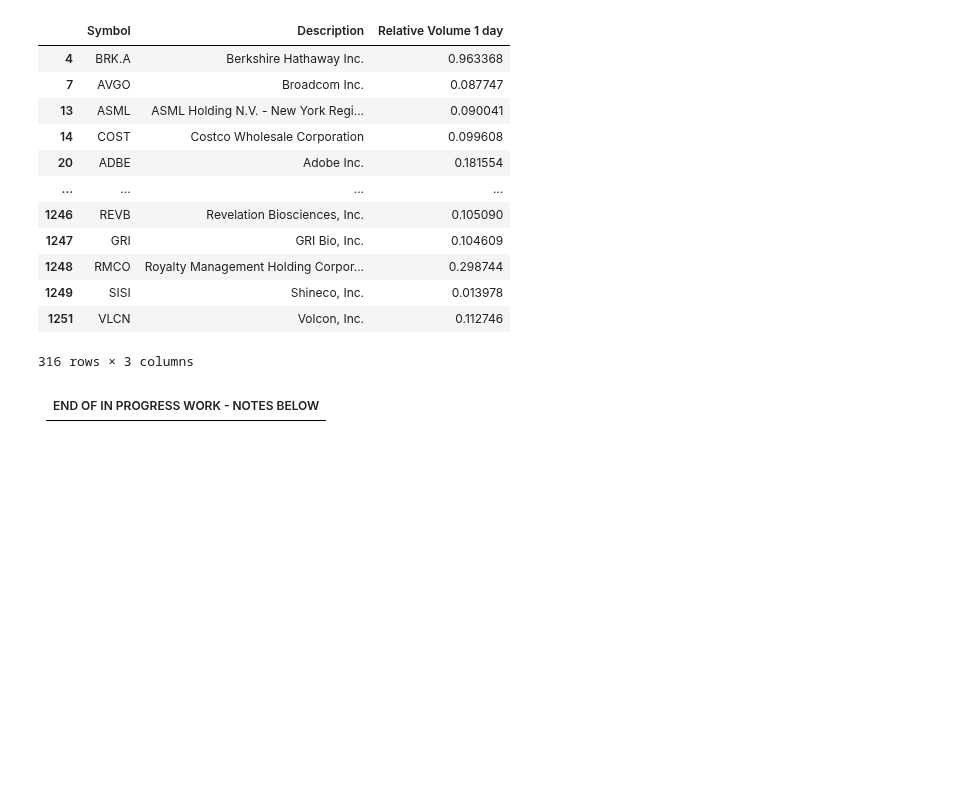
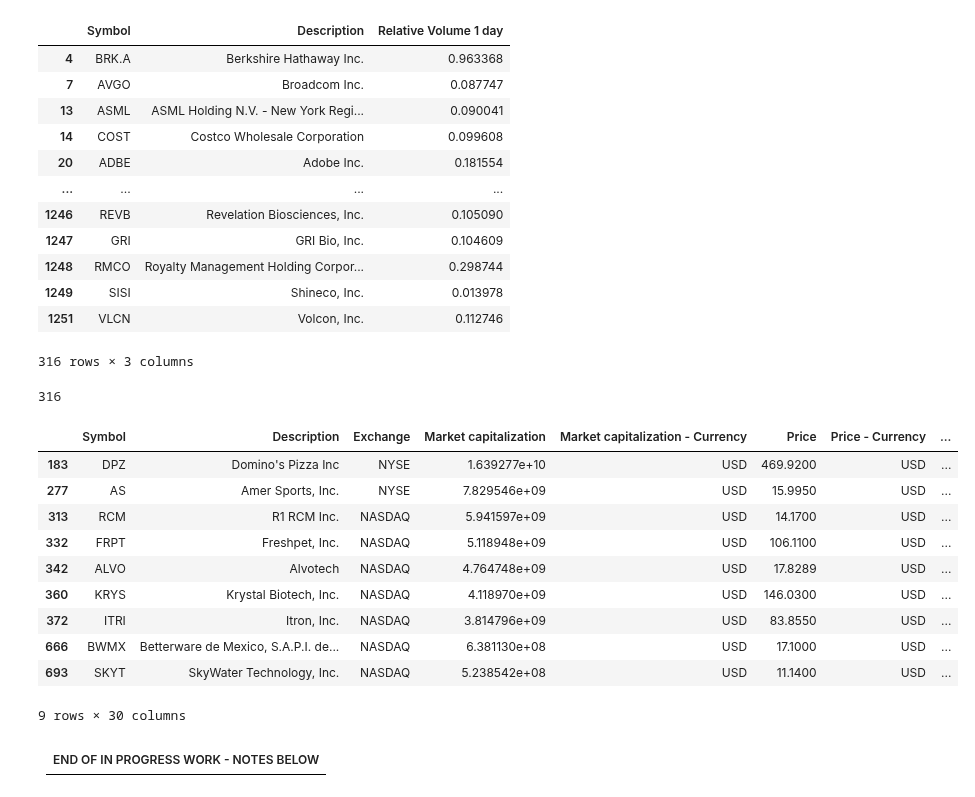
Before and after one commit to sudz4/dark-trader, a Jupyter notebook: stock_screener_TV.ipynb, the cells around one changed output. Cells and saved outputs as stored; diff of their text form; code cells hidden in the pictures; blank space fills up the shorter version.

Commit message:
added relative vol

```diff
--- a/stock_screener_TV.ipynb
+++ b/stock_screener_TV.ipynb
@@ -278,27 +278,33 @@ print(mc_groups2)
 criteria_config = {
     "Titans": {
         "pre_market_change_pct_threshold": 0.005,  # 0.5% for Titans
-        "float_shares_outstanding_threshold": 500000000  # 500 million shares
+        "float_shares_outstanding_threshold": 500000000,  # 500 million shares
+        "relative_volume_1_day": 1.5
     },
     "Large caps": {
         "pre_market_change_pct_threshold": 0.01,  # 1% for Large caps
-        "float_shares_outstanding_threshold": 100000000  # 100 million shares
+        "float_shares_outstanding_threshold": 100000000,  # 100 million shares
+        "relative_volume_1_day": 1.4
     },
     "Mid caps": {
         "pre_market_change_pct_threshold": 0.02,  # 2% for Mid caps
-        "float_shares_outstanding_threshold": 50000000  # 50 million shares
+        "float_shares_outstanding_threshold": 50000000,  # 50 million shares
+        "relative_volume_1_day": 1.3
     },
     "Small caps": {
         "pre_market_change_pct_threshold": 0.03,  # 3% for Small caps
-        "float_shares_outstanding_threshold": 20000000  # 20 million shares
+        "float_shares_outstanding_threshold": 20000000,  # 20 million shares
+        "relative_volume_1_day": 1.2
     },
     "Micro caps": {
         "pre_market_change_pct_threshold": 0.04,  # 4% for Micro caps
-        "float_shares_outstanding_threshold": 5000000  # 5 million shares
+        "float_shares_outstanding_threshold": 5000000,  # 5 million shares
+        "relative_volume_1_day": 1.1
     },
     "Shrimp": {
         "pre_market_change_pct_threshold": 0.05,  # 5% for Shrimp
-        "float_shares_outstanding_threshold": 1000000  # 1 million shares
+        "float_shares_outstanding_threshold": 1000000,  # 1 million shares
+        "relative_volume_1_day": 1.0
     }
 }
 
@@ -384,6 +390,22 @@ tv_L2_df.loc[:, ['Symbol','Description', 'Relative Volume 1 day']]
 | 1249 | SISI | Shineco, Inc. | 0.013978 |
 | 1251 | VLCN | Volcon, Inc. | 0.112746 |
 316 rows × 3 columns
+# %%
+print(len(tv_L2_df.index))
+tv_L2_df.loc[tv_L2_df['Relative Volume 1 day'] >= 1.0]
+# %% [output]
+316
+|  | Symbol | Description | Exchange | Market capitalization | Market capitalization - Currency | Price | Price - Currency | ... |
+| 183 | DPZ | Domino's Pizza Inc | NYSE | 1.639277e+10 | USD | 469.9200 | USD | ... |
+| 277 | AS | Amer Sports, Inc. | NYSE | 7.829546e+09 | USD | 15.9950 | USD | ... |
+| 313 | RCM | R1 RCM Inc. | NASDAQ | 5.941597e+09 | USD | 14.1700 | USD | ... |
+| 332 | FRPT | Freshpet, Inc. | NASDAQ | 5.118948e+09 | USD | 106.1100 | USD | ... |
+| 342 | ALVO | Alvotech | NASDAQ | 4.764748e+09 | USD | 17.8289 | USD | ... |
+| 360 | KRYS | Krystal Biotech, Inc. | NASDAQ | 4.118970e+09 | USD | 146.0300 | USD | ... |
+| 372 | ITRI | Itron, Inc. | NASDAQ | 3.814796e+09 | USD | 83.8550 | USD | ... |
+| 666 | BWMX | Betterware de Mexico, S.A.P.I. de... | NASDAQ | 6.381130e+08 | USD | 17.1000 | USD | ... |
+| 693 | SKYT | SkyWater Technology, Inc. | NASDAQ | 5.238542e+08 | USD | 11.1400 | USD | ... |
+9 rows × 30 columns
 # %%
 # sort descending by change %
 # another df and  / or chart market cap representations
```
Also changed, not shown: parts of 2 cells of this notebook.
